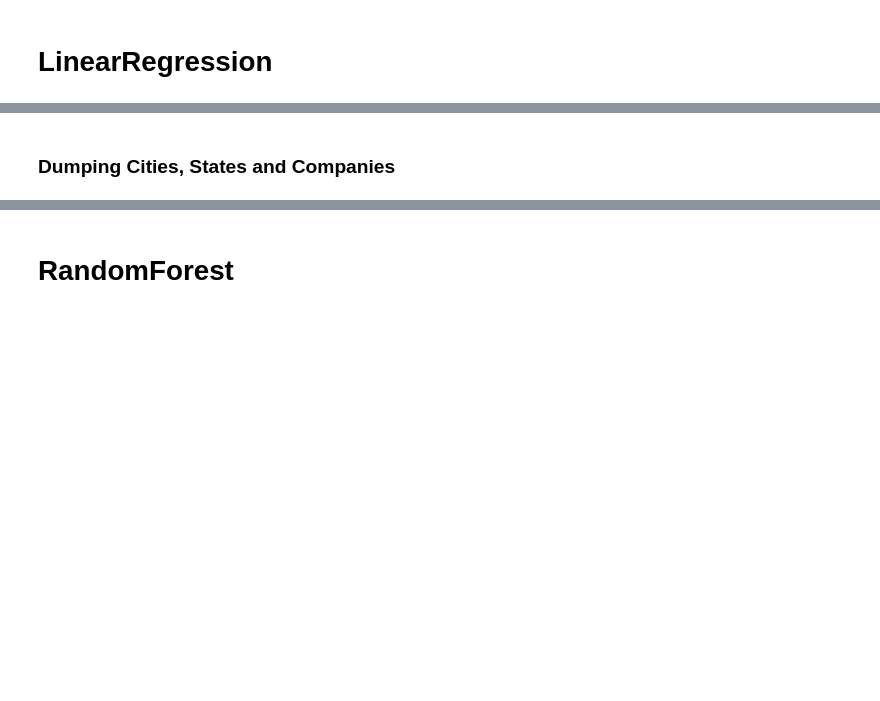
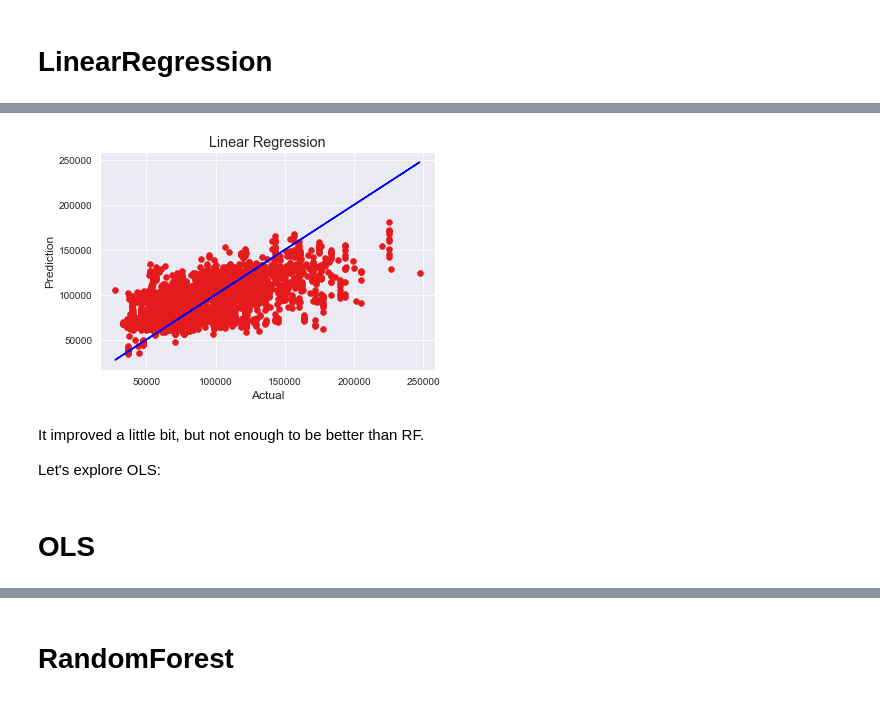
Before and after one commit to ronaldpacheco/Capstone_2_Data-Science-Salary-Prediction, a Jupyter notebook: Modeling.ipynb, the cells around one changed output, grey strips where cells are left out. Cells and saved outputs as stored; diff of their text form; code cells hidden in the pictures; blank space fills up the shorter version.

```diff
--- a/Modeling.ipynb
+++ b/Modeling.ipynb
@@ -223,7 +308,7 @@ pipe = make_pipeline(
 k = [k+1 for k in range(len(X_train.columns))]
 grid_params = {'selectkbest__k': k}
 
-lr_random = GridSearchCV(pipe, param_grid=grid_params, cv=5, n_jobs=-1)
+lr_random = GridSearchCV(pipe, param_grid=grid_params, cv=3, n_jobs=-1)
 
 lr_random.fit(X_train, y_train)
 # %% [output]
@@ -286,2 +332,16 @@ strong multicollinearity problems or that the design matrix is singular.
-# %% [markdown]
-### Dumping Cities, States and Companies
+# %%
+plt.scatter(y_test, lr_random.best_estimator_.predict(X_test))
+plt.plot(y_test, y_test, c='b')
+plt.ylabel('Prediction')
+plt.xlabel('Actual')
+plt.title('Linear Regression')
+
+plt.show()
+# %% [output]
+[figure, added]
+# %% [markdown]
+It improved a little bit, but not enough to be better than RF.
+
+Let's explore OLS:
+# %% [markdown]
+# OLS
```
Also changed, not shown: parts of 62 cells of this notebook.
